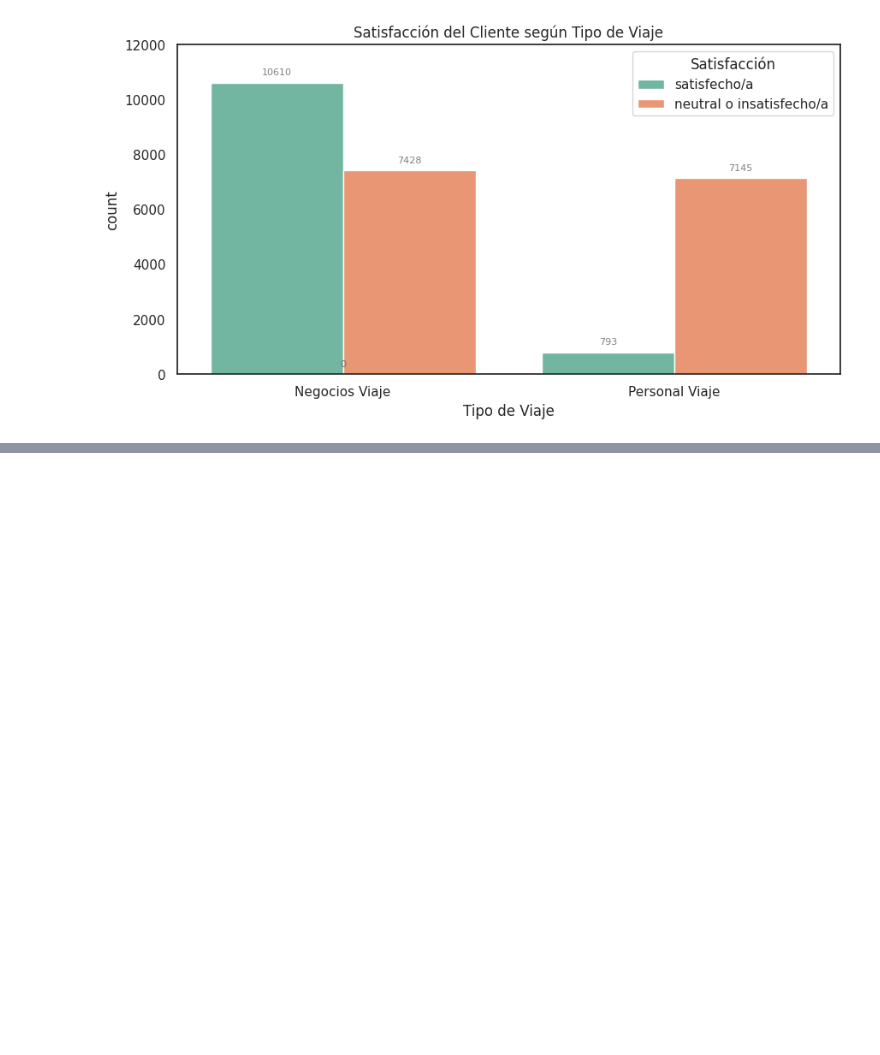
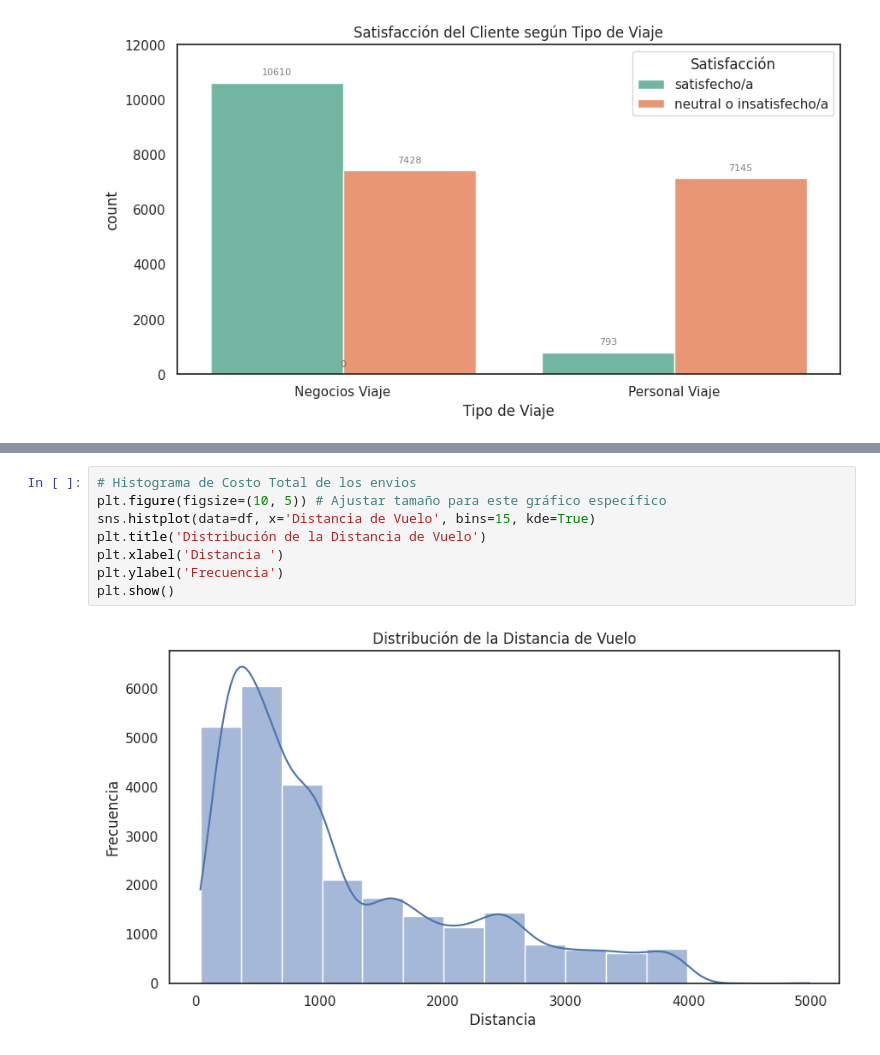
Before and after one commit to soledad-villarrubia/Data_Sciense_1, a Jupyter notebook: Proyecto_Final_CODERHOUSE.ipynb, the cells around one changed output, grey strips where cells are left out. Cells and saved outputs as stored; diff of their text form; blank space fills up the shorter version.

```diff
--- a/Proyecto_Final_CODERHOUSE.ipynb
+++ b/Proyecto_Final_CODERHOUSE.ipynb
@@ -214,0 +223,10 @@ plt.show()
+# %%
+# Histograma de Costo Total de los envios
+plt.figure(figsize=(10, 5)) # Ajustar tamaño para este gráfico específico
+sns.histplot(data=df, x='Distancia de Vuelo', bins=15, kde=True)
+plt.title('Distribución de la Distancia de Vuelo')
+plt.xlabel('Distancia ')
+plt.ylabel('Frecuencia')
+plt.show()
+# %% [output]
+[figure, added]
```
Also changed, not shown: parts of 2 cells of this notebook.
